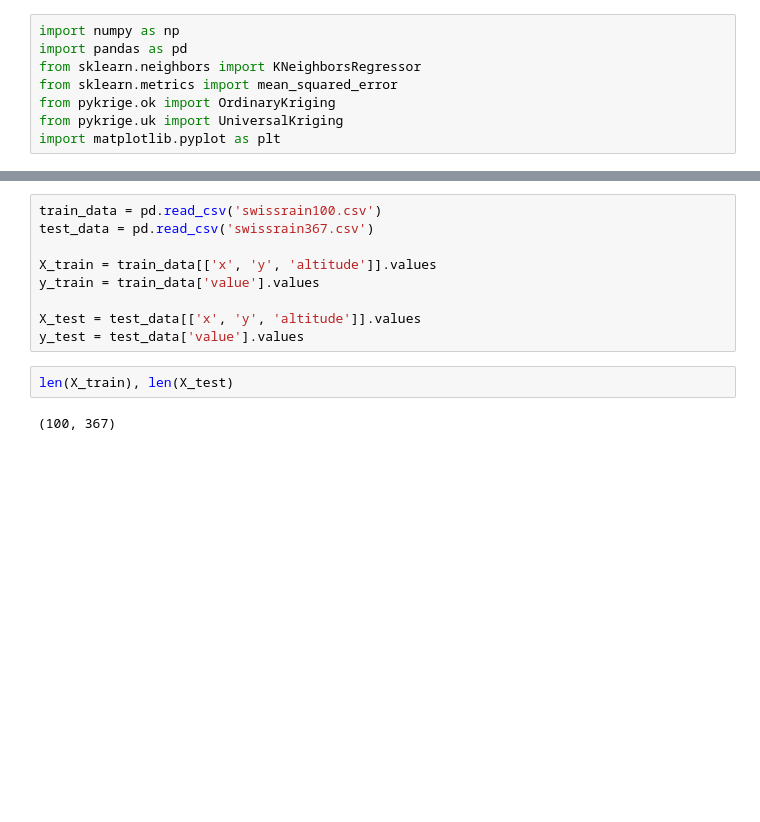
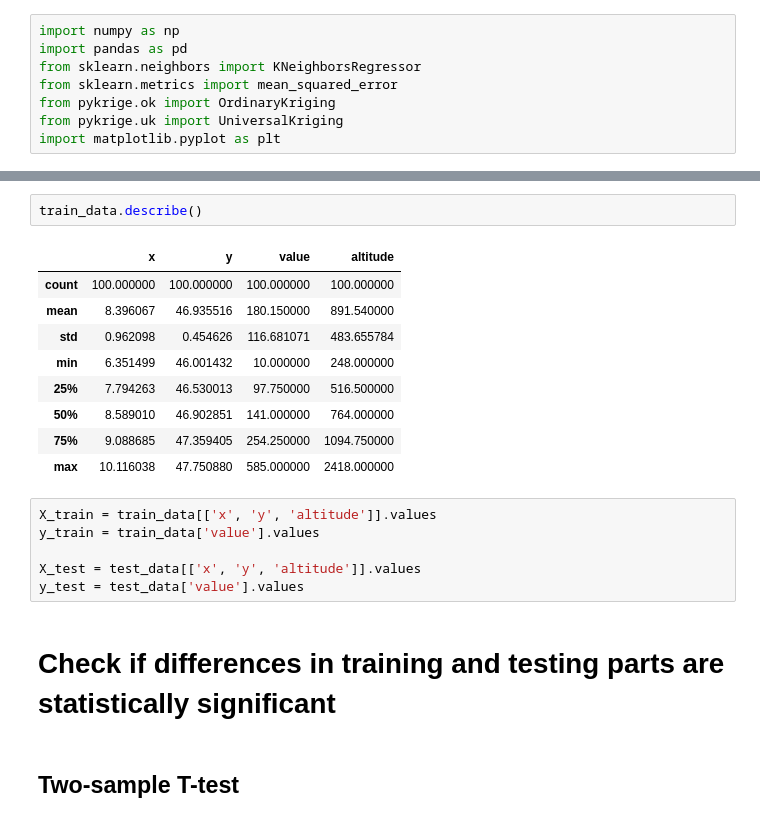
Before and after one commit to wojtas000/SMiB, a Jupyter notebook: Homework5/homework5.ipynb, the cells around one changed output, grey strips where cells are left out. Cells and saved outputs as stored; diff of their text form; blank space fills up the shorter version.

```diff
--- a/Homework5/homework5.ipynb
+++ b/Homework5/homework5.ipynb
@@ -9,13 +25,22 @@ import matplotlib.pyplot as plt
+# %%
+train_data.describe()
+# %% [output]
+|  | x | y | value | altitude |
+| count | 100.000000 | 100.000000 | 100.000000 | 100.000000 |
+| mean | 8.396067 | 46.935516 | 180.150000 | 891.540000 |
+| std | 0.962098 | 0.454626 | 116.681071 | 483.655784 |
+| min | 6.351499 | 46.001432 | 10.000000 | 248.000000 |
+| 25% | 7.794263 | 46.530013 | 97.750000 | 516.500000 |
+| 50% | 8.589010 | 46.902851 | 141.000000 | 764.000000 |
+| 75% | 9.088685 | 47.359405 | 254.250000 | 1094.750000 |
+| max | 10.116038 | 47.750880 | 585.000000 | 2418.000000 |
 # %%
-train_data = pd.read_csv('swissrain100.csv')
-test_data = pd.read_csv('swissrain367.csv')
-
 X_train = train_data[['x', 'y', 'altitude']].values
 y_train = train_data['value'].values
 
 X_test = test_data[['x', 'y', 'altitude']].values
 y_test = test_data['value'].values
-# %%
-len(X_train), len(X_test)
-# %% [output]
-(100, 367)
+# %% [markdown]
+# Check if differences in training and testing parts are statistically significant
+# %% [markdown]
+## Two-sample T-test
```
Also changed, not shown: parts of 25 cells of this notebook.
